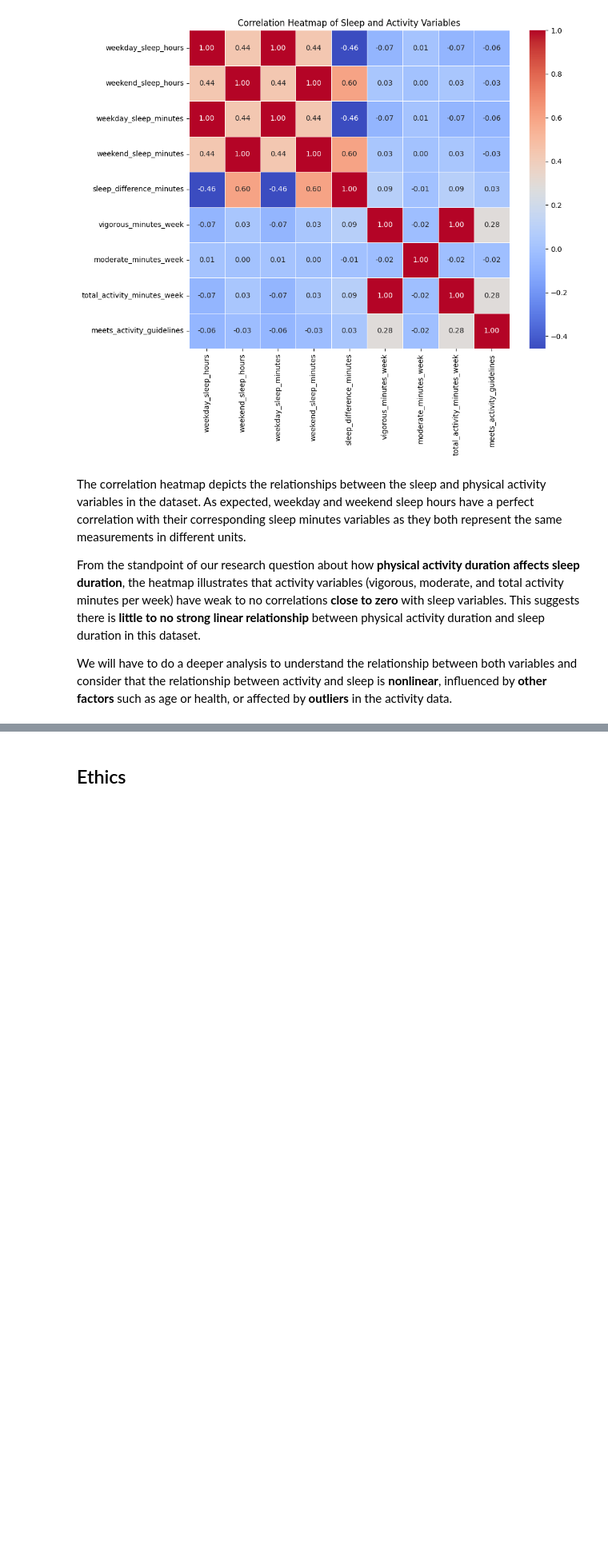
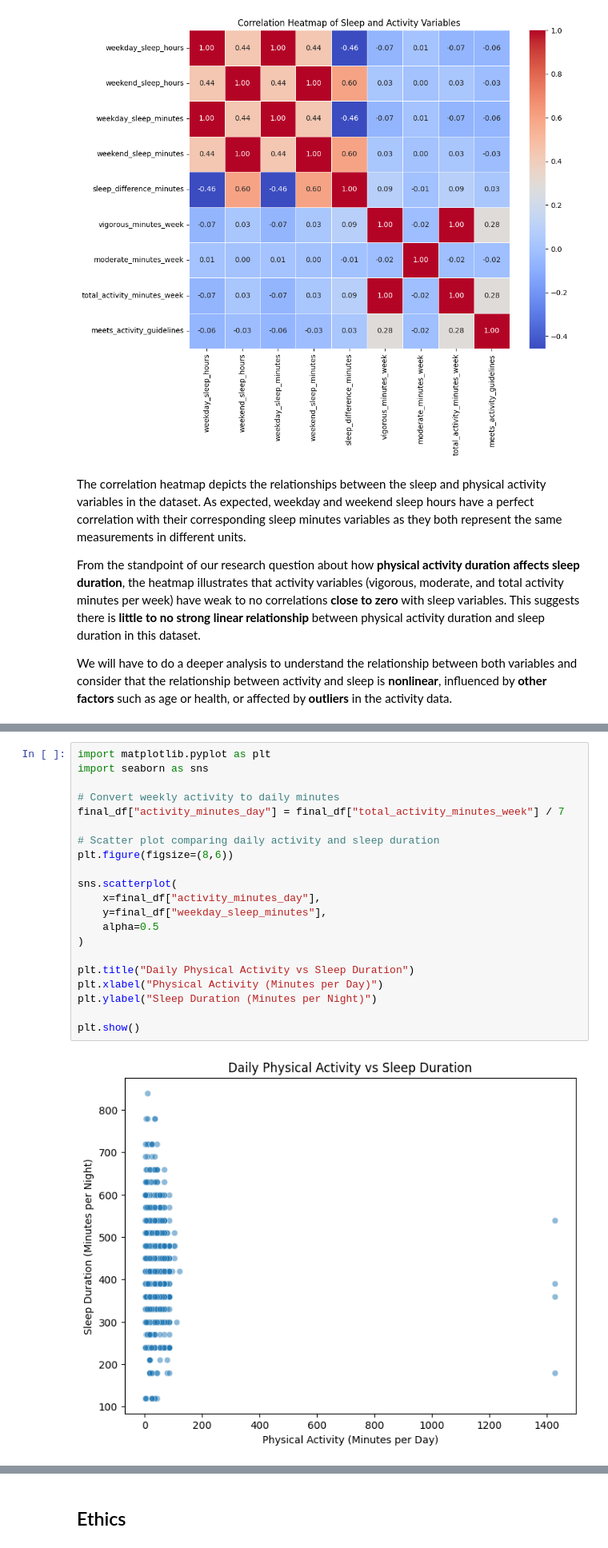
Before and after one commit to COGS108/Group070_WI26, a Jupyter notebook: 02-EDACheckpoint.ipynb, the cells around one changed output, grey strips where cells are left out. Shown at 80% size. Saved outputs shown, nothing was run; the diff lists cells and outputs as text; blank space fills up the shorter version.

```diff
--- a/02-EDACheckpoint.ipynb
+++ b/02-EDACheckpoint.ipynb
@@ -487,0 +610,23 @@ We will have to do a deeper analysis to understand the relationship between both
+# %%
+import matplotlib.pyplot as plt
+import seaborn as sns
+
+# Convert weekly activity to daily minutes
+final_df["activity_minutes_day"] = final_df["total_activity_minutes_week"] / 7
+
+# Scatter plot comparing daily activity and sleep duration
+plt.figure(figsize=(8,6))
+
+sns.scatterplot(
+    x=final_df["activity_minutes_day"],
+    y=final_df["weekday_sleep_minutes"],
+    alpha=0.5
+)
+
+plt.title("Daily Physical Activity vs Sleep Duration")
+plt.xlabel("Physical Activity (Minutes per Day)")
+plt.ylabel("Sleep Duration (Minutes per Night)")
+
+plt.show()
+# %% [output]
+[figure, added]
```
Also changed, not shown: parts of 18 cells of this notebook.
